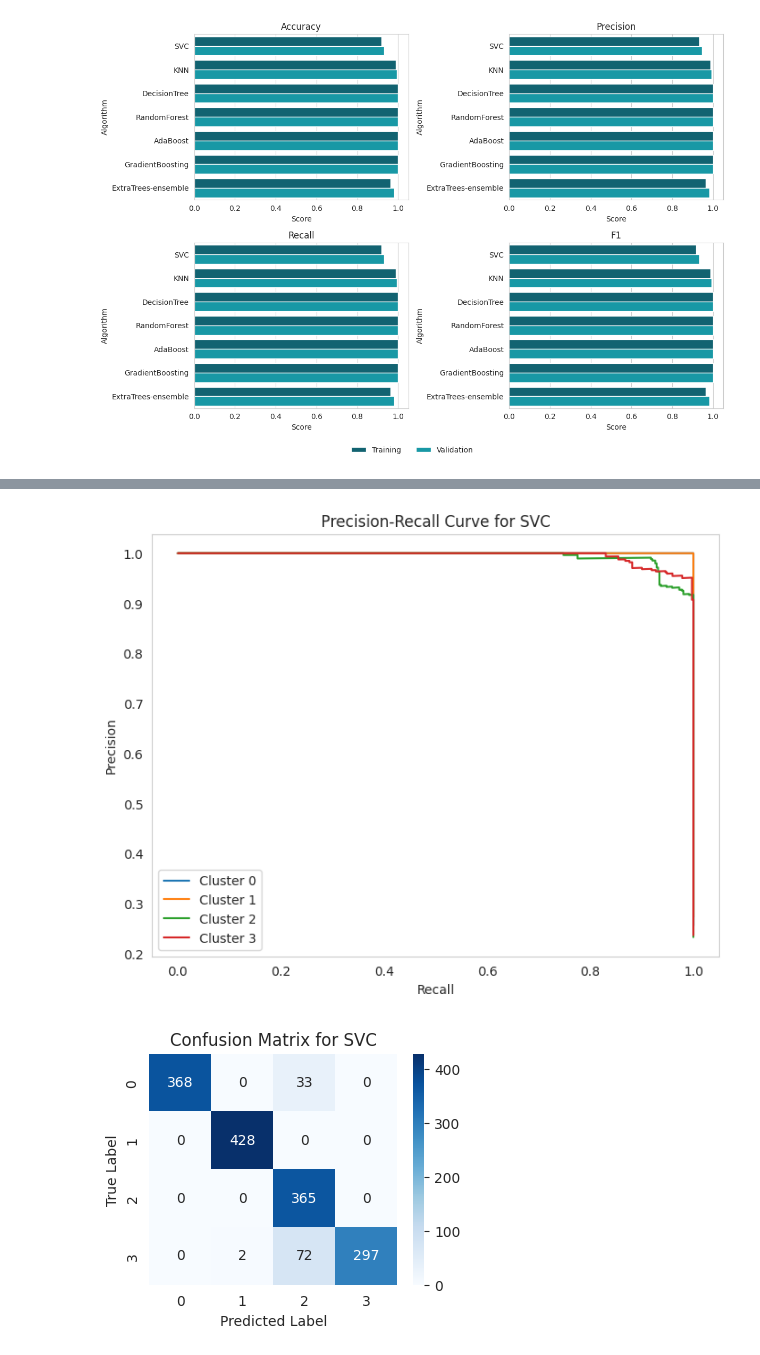
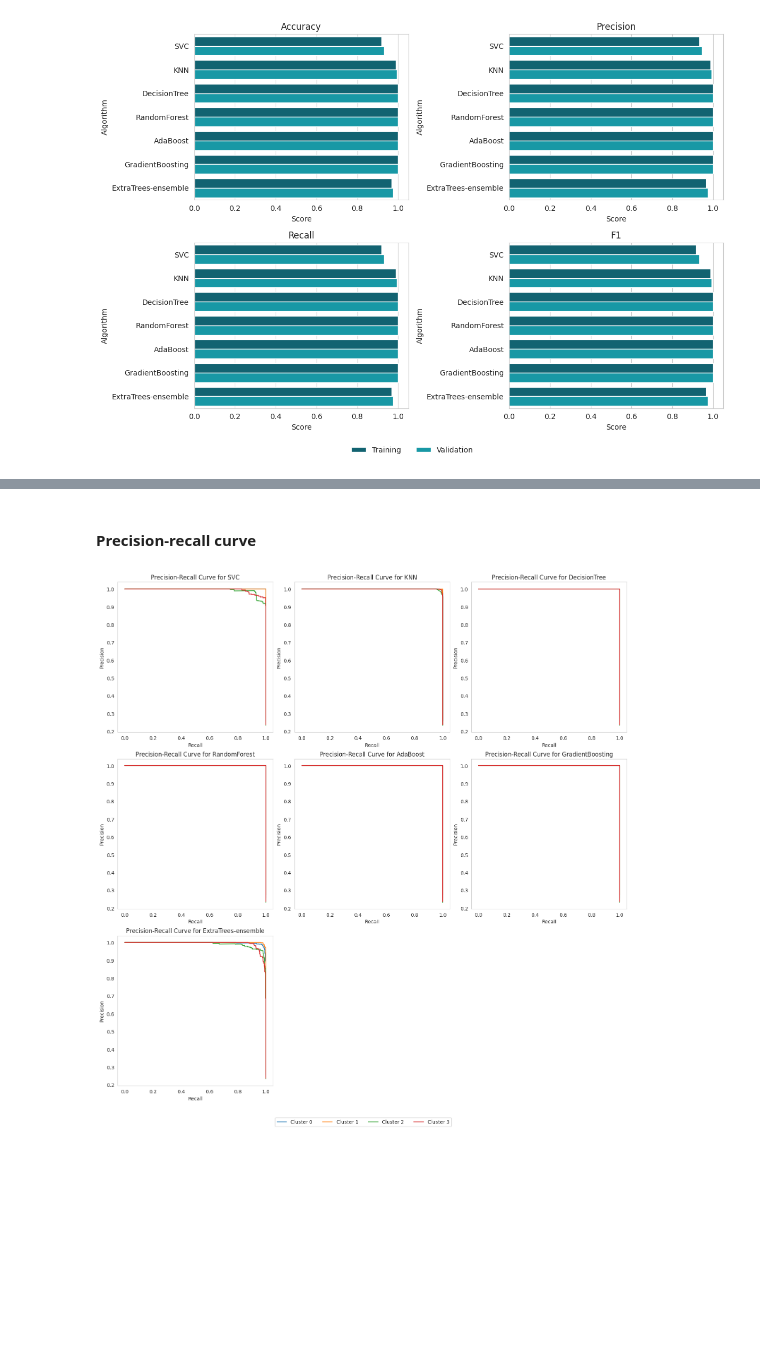
Before and after one commit to soto18/patient-priority-clustering, a Jupyter notebook: notebook/11_classification_analysis.ipynb, the cells around one changed output, grey strips where cells are left out. Cells and saved outputs as stored; diff of their text form; code cells hidden in the pictures; blank space fills up the shorter version.

```diff
--- a/notebook/11_classification_analysis.ipynb
+++ b/notebook/11_classification_analysis.ipynb
@@ -31,8 +34,6 @@ evaluator.plot_roc_curve("SVC")
-# %%
-evaluator.plot_pr_curve("SVC")
-# %% [output]
-[figure, removed]
-# %%
-evaluator.plot_confusion_matrix("SVC")
-# %% [output]
-[figure, removed]
+# %% [markdown]
+#### Precision-recall curve
+# %%
+evaluator.plot_all_pr_curves()
+# %% [output]
+[figure, added]
```
Also changed, not shown: parts of 4 cells of this notebook, 8 other files.
